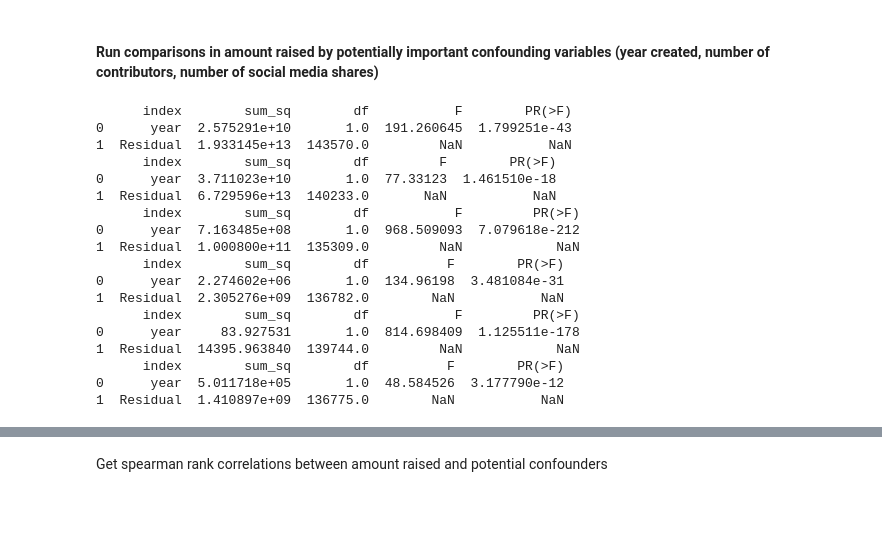
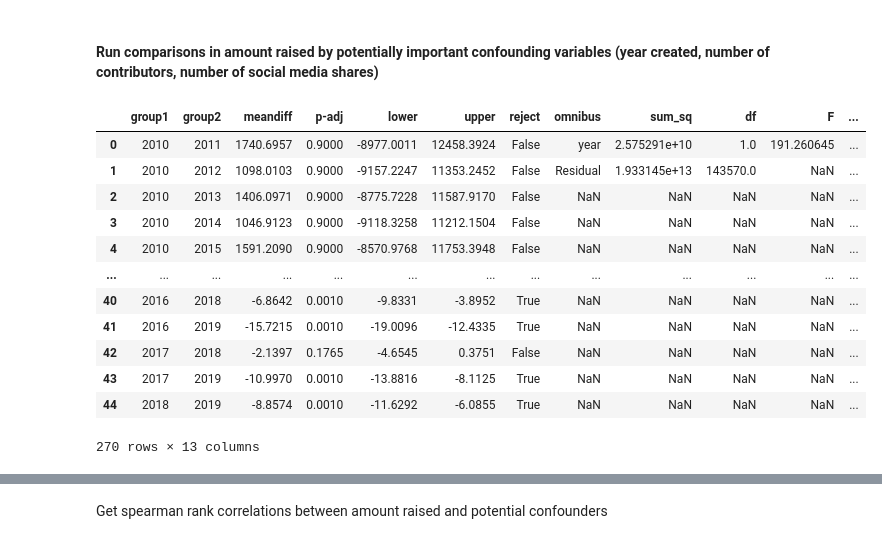
Before and after one commit to silverer/cancer-crowdfunding-explorer, a Jupyter notebook: notebooks/Perform analysis on census and GFM data.ipynb, the cells around one changed output, grey strips where cells are left out. Cells and saved outputs as stored; diff of their text form; code cells hidden in the pictures; blank space fills up the shorter version.

```diff
--- a/notebooks/Perform analysis on census and GFM data.ipynb
+++ b/notebooks/Perform analysis on census and GFM data.ipynb
@@ -662,7 +662,7 @@ for c in comparisons:
 
     aov_table = sm.stats.anova_lm(mod, typ=2)
     aov_table.reset_index(inplace=True)
-    print(aov_table)
+    #print(aov_table)
     multicomp = compare_info_by_group(df, [c], ['year'])
 
     for i in range(0, len(aov_table)):
@@ -675,23 +675,21 @@ for c in comparisons:
     if c == comparisons[0]:
         mc_year = multicomp.copy()
     else:
-        mc_year = pd.concat((mc_year, multicomp), ignore_index=True)
+        mc_year = pd.concat((mc_year, multicomp))
+    #print(mc_year)
-# %% [output]
-      index        sum_sq        df           F        PR(>F)
-0      year  2.575291e+10       1.0  191.260645  1.799251e-43
-1  Residual  1.933145e+13  143570.0         NaN           NaN
-      index        sum_sq        df         F        PR(>F)
-0      year  3.711023e+10       1.0  77.33123  1.461510e-18
-1  Residual  6.729596e+13  140233.0       NaN           NaN
-      index        sum_sq        df           F         PR(>F)
-0      year  7.163485e+08       1.0  968.509093  7.079618e-212
-1  Residual  1.000800e+11  135309.0         NaN            NaN
-      index        sum_sq        df          F        PR(>F)
-0      year  2.274602e+06       1.0  134.96198  3.481084e-31
-1  Residual  2.305276e+09  136782.0        NaN           NaN
-      index        sum_sq        df           F         PR(>F)
-0      year     83.927531       1.0  814.698409  1.125511e-178
-1  Residual  14395.963840  139744.0         NaN            NaN
-      index        sum_sq        df          F        PR(>F)
-0      year  5.011718e+05       1.0  48.584526  3.177790e-12
-1  Residual  1.410897e+09  136775.0        NaN           NaN
+# %%
+mc_year
+# %% [output]
+|  | group1 | group2 | meandiff | p-adj | lower | upper | reject | omnibus | sum_sq | df | F | ... |
+| 0 | 2010 | 2011 | 1740.6957 | 0.9000 | -8977.0011 | 12458.3924 | False | year | 2.575291e+10 | 1.0 | 191.260645 | ... |
+| 1 | 2010 | 2012 | 1098.0103 | 0.9000 | -9157.2247 | 11353.2452 | False | Residual | 1.933145e+13 | 143570.0 | NaN | ... |
+| 2 | 2010 | 2013 | 1406.0971 | 0.9000 | -8775.7228 | 11587.9170 | False | NaN | NaN | NaN | NaN | ... |
+| 3 | 2010 | 2014 | 1046.9123 | 0.9000 | -9118.3258 | 11212.1504 | False | NaN | NaN | NaN | NaN | ... |
+| 4 | 2010 | 2015 | 1591.2090 | 0.9000 | -8570.9768 | 11753.3948 | False | NaN | NaN | NaN | NaN | ... |
+| ... | ... | ... | ... | ... | ... | ... | ... | ... | ... | ... | ... | ... |
+| 40 | 2016 | 2018 | -6.8642 | 0.0010 | -9.8331 | -3.8952 | True | NaN | NaN | NaN | NaN | ... |
+| 41 | 2016 | 2019 | -15.7215 | 0.0010 | -19.0096 | -12.4335 | True | NaN | NaN | NaN | NaN | ... |
+| 42 | 2017 | 2018 | -2.1397 | 0.1765 | -4.6545 | 0.3751 | False | NaN | NaN | NaN | NaN | ... |
+| 43 | 2017 | 2019 | -10.9970 | 0.0010 | -13.8816 | -8.1125 | True | NaN | NaN | NaN | NaN | ... |
+| 44 | 2018 | 2019 | -8.8574 | 0.0010 | -11.6292 | -6.0855 | True | NaN | NaN | NaN | NaN | ... |
+270 rows × 13 columns
```
Also changed, not shown: parts of 16 cells of this notebook, 21 other files.
